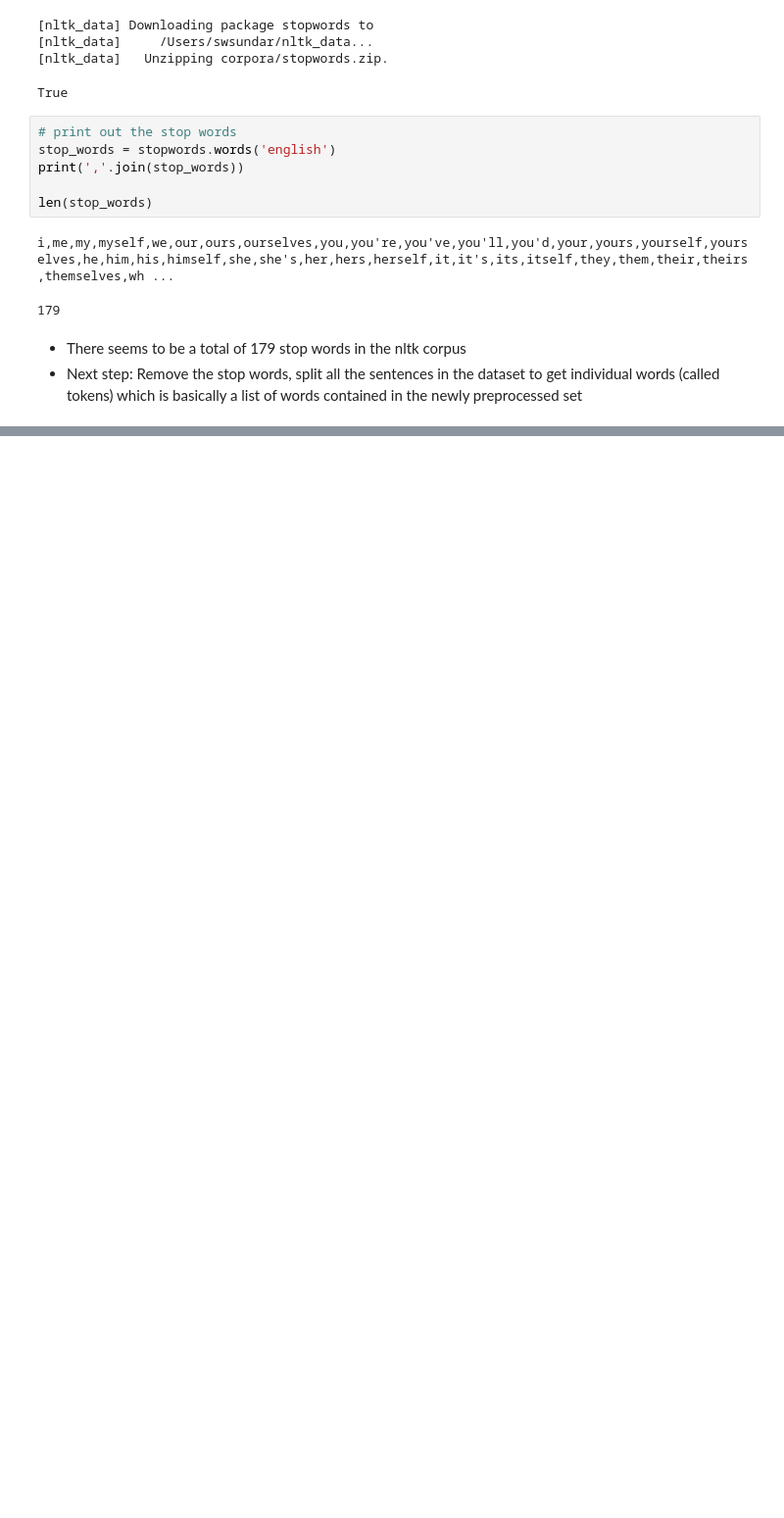
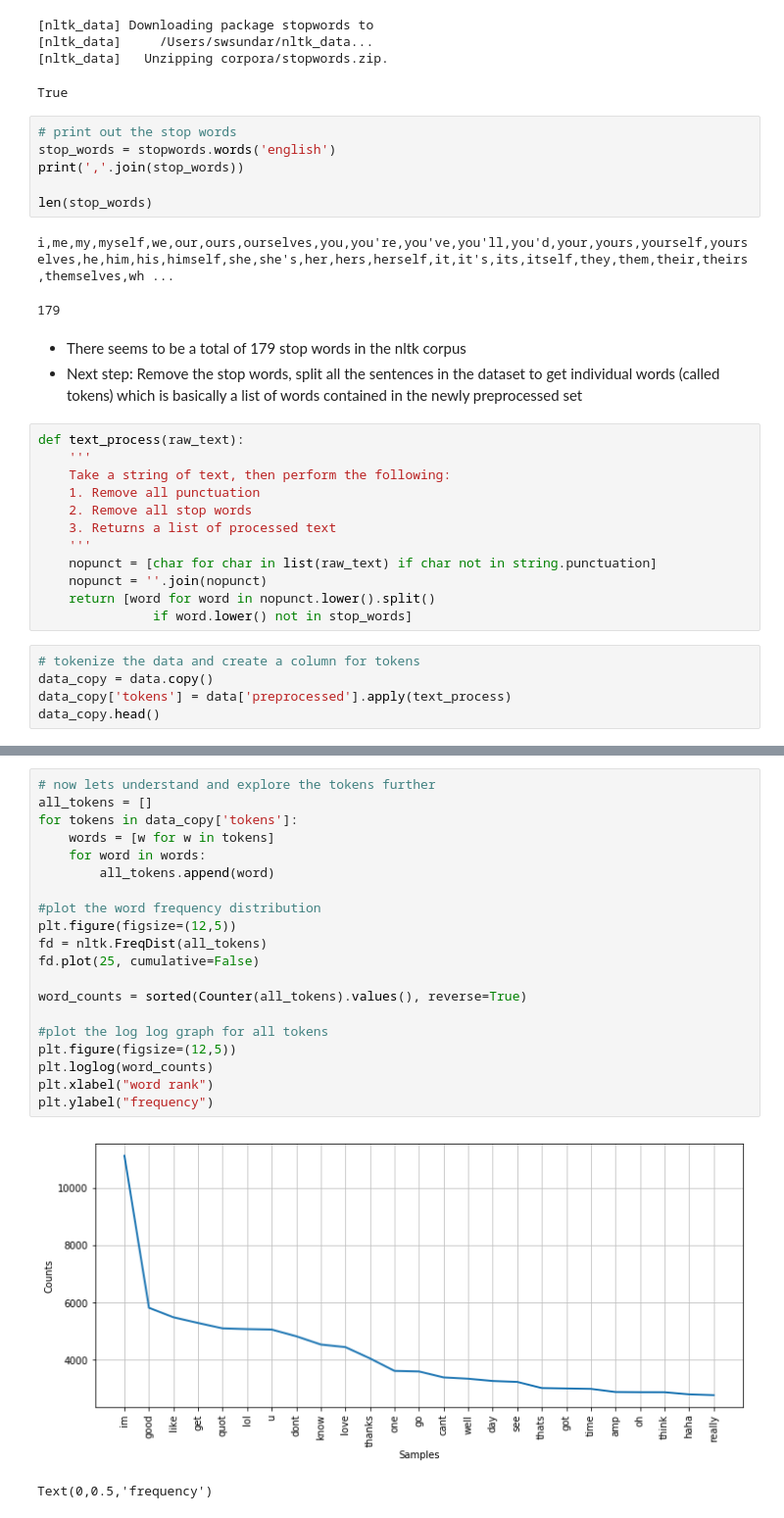
Before and after one commit to swetha-sundar/sentiment-analysis, a Jupyter notebook: sentiment-analysis.ipynb, the cells around one changed output, grey strips where cells are left out. Shown at 98% size. Saved outputs shown, nothing was run; the diff lists cells and outputs as text; blank space fills up the shorter version.

Commit message:
Add more preprocessing steps (bag of words) to the process

```diff
--- a/sentiment-analysis.ipynb
+++ b/sentiment-analysis.ipynb
@@ -322,3 +331,20 @@ i,me,my,myself,we,our,ours,ourselves,you,you're,you've,you'll,you'd,your,yours,y
 # %% [markdown]
 - There seems to be a total of 179 stop words in the nltk corpus
 - Next step: Remove the stop words, split all the sentences in the dataset to get individual words (called tokens) which is basically a list of words contained in the newly preprocessed set
+# %%
+def text_process(raw_text):
+    '''
+    Take a string of text, then perform the following:
+    1. Remove all punctuation
+    2. Remove all stop words
+    3. Returns a list of processed text
+    '''
+    nopunct = [char for char in list(raw_text) if char not in string.punctuation]
+    nopunct = ''.join(nopunct)
+    return [word for word in nopunct.lower().split()
+               if word.lower() not in stop_words]
+# %%
+# tokenize the data and create a column for tokens
+data_copy = data.copy()
+data_copy['tokens'] = data['preprocessed'].apply(text_process)
+data_copy.head()
@@ -324,0 +364,23 @@ i,me,my,myself,we,our,ours,ourselves,you,you're,you've,you'll,you'd,your,yours,y
+# %%
+# now lets understand and explore the tokens further
+all_tokens = []
+for tokens in data_copy['tokens']:
+    words = [w for w in tokens]
+    for word in words:
+        all_tokens.append(word)
+
+#plot the word frequency distribution
+plt.figure(figsize=(12,5))
+fd = nltk.FreqDist(all_tokens)
+fd.plot(25, cumulative=False)
+
+word_counts = sorted(Counter(all_tokens).values(), reverse=True)
+
+#plot the log log graph for all tokens
+plt.figure(figsize=(12,5))
+plt.loglog(word_counts)
+plt.xlabel("word rank")
+plt.ylabel("frequency")
+# %% [output]
+[figure, added]
+Text(0,0.5,'frequency')
```
Also changed, not shown: parts of 16 cells of this notebook.
